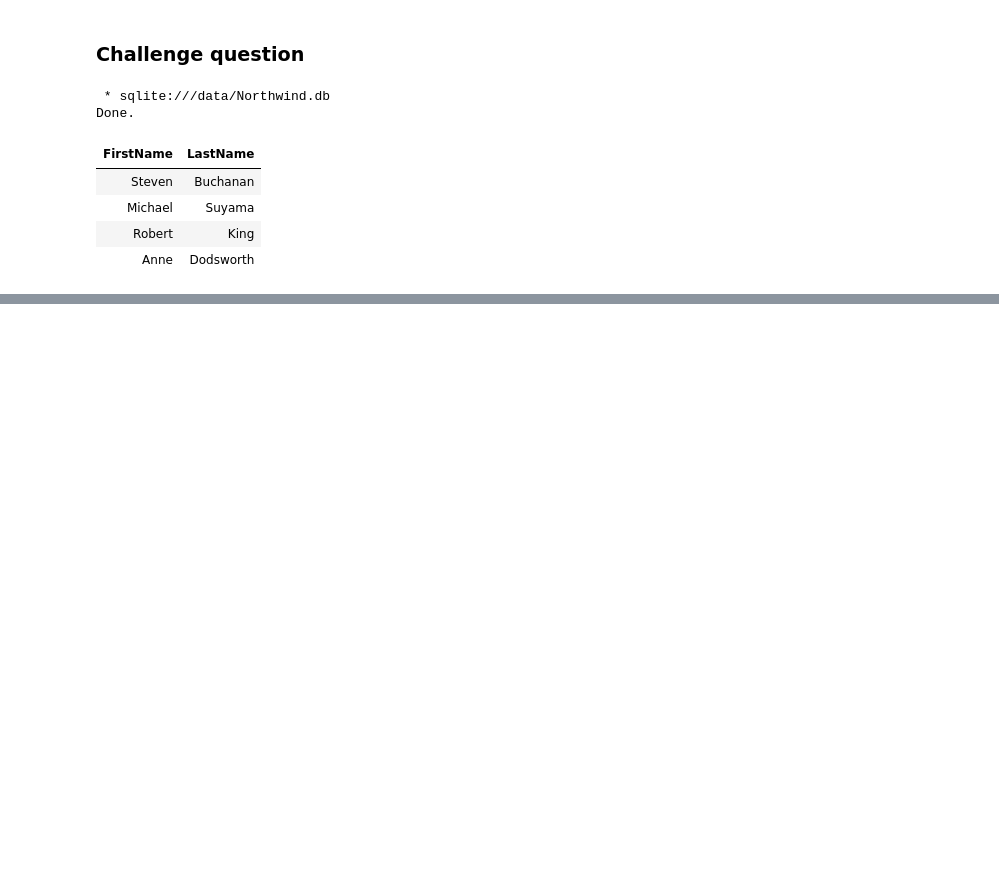
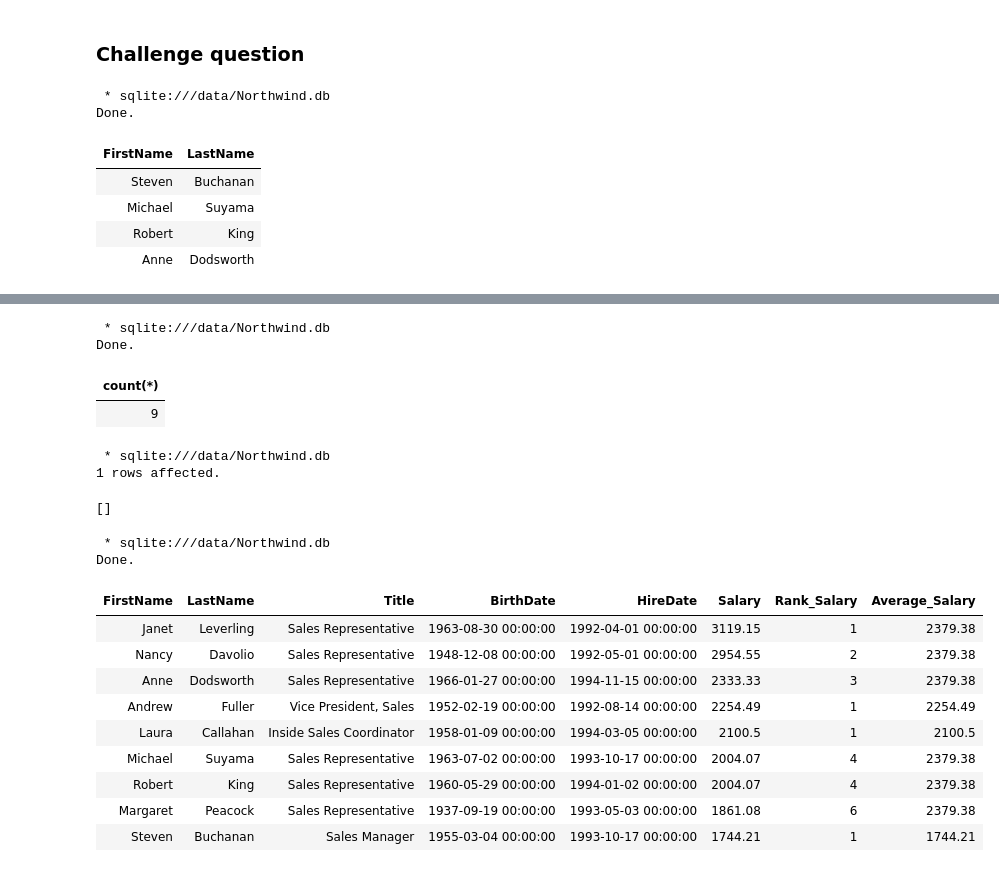
Before and after one commit to ndegwaanth/maji-ndogo, a Jupyter notebook: Querying in notebooks[Exercise].ipynb, the cells around one changed output, grey strips where cells are left out. Drawn from its saved outputs; the diff is of its cells as text; code cells hidden in the pictures; blank space fills up the shorter version.

```diff
--- a/Querying in notebooks[Exercise].ipynb
+++ b/Querying in notebooks[Exercise].ipynb
@@ -412,3 +454,42 @@ Done.
+# %%
+%%sql
+select distinct count(*)
+from employees
+# %% [output]
+ * sqlite:///data/Northwind.db
+Done.
+| count(*) |
+| 9 |
+# %%
+%%sql
+-- 1991.55
+update employees
+set Salary = 2004.07
+where FirstName = 'Robert';
+# %% [output]
+ * sqlite:///data/Northwind.db
+1 rows affected.
+[]
+# %%
+%%sql
+SELECT FirstName, LastName, Title, BirthDate, hireDate, Salary,
+Rank() OVER(PARTITION BY Title ORDER BY Salary DESC) AS Rank_Salary,
+ROUND(AVG(Salary) OVER(PARTITION BY Title), 2) AS Average_Salary
+FROM employees
+order by Salary desc, Average_Salary desc;
+# %% [output]
+ * sqlite:///data/Northwind.db
+Done.
+| FirstName | LastName | Title | BirthDate | HireDate | Salary | Rank_Salary | Average_Salary |
+| Janet | Leverling | Sales Representative | 1963-08-30 00:00:00 | 1992-04-01 00:00:00 | 3119.15 | 1 | 2379.38 |
+| Nancy | Davolio | Sales Representative | 1948-12-08 00:00:00 | 1992-05-01 00:00:00 | 2954.55 | 2 | 2379.38 |
+| Anne | Dodsworth | Sales Representative | 1966-01-27 00:00:00 | 1994-11-15 00:00:00 | 2333.33 | 3 | 2379.38 |
+| Andrew | Fuller | Vice President, Sales | 1952-02-19 00:00:00 | 1992-08-14 00:00:00 | 2254.49 | 1 | 2254.49 |
+| Laura | Callahan | Inside Sales Coordinator | 1958-01-09 00:00:00 | 1994-03-05 00:00:00 | 2100.5 | 1 | 2100.5 |
+| Michael | Suyama | Sales Representative | 1963-07-02 00:00:00 | 1993-10-17 00:00:00 | 2004.07 | 4 | 2379.38 |
+| Robert | King | Sales Representative | 1960-05-29 00:00:00 | 1994-01-02 00:00:00 | 2004.07 | 4 | 2379.38 |
+| Margaret | Peacock | Sales Representative | 1937-09-19 00:00:00 | 1993-05-03 00:00:00 | 1861.08 | 6 | 2379.38 |
+| Steven | Buchanan | Sales Manager | 1955-03-04 00:00:00 | 1993-10-17 00:00:00 | 1744.21 | 1 | 1744.21 |
 # %% [markdown]
 <div align="center" style=" font-size: 80%; text-align: center; margin: 0 auto">
 <img src="https://raw.githubusercontent.com/Explore-AI/Pictures/refs/heads/master/ALX_banners/ALX_Navy.png"  style="width:100px"  ;/>
```
Also changed, not shown: parts of 2 cells of this notebook, 8 other files.
